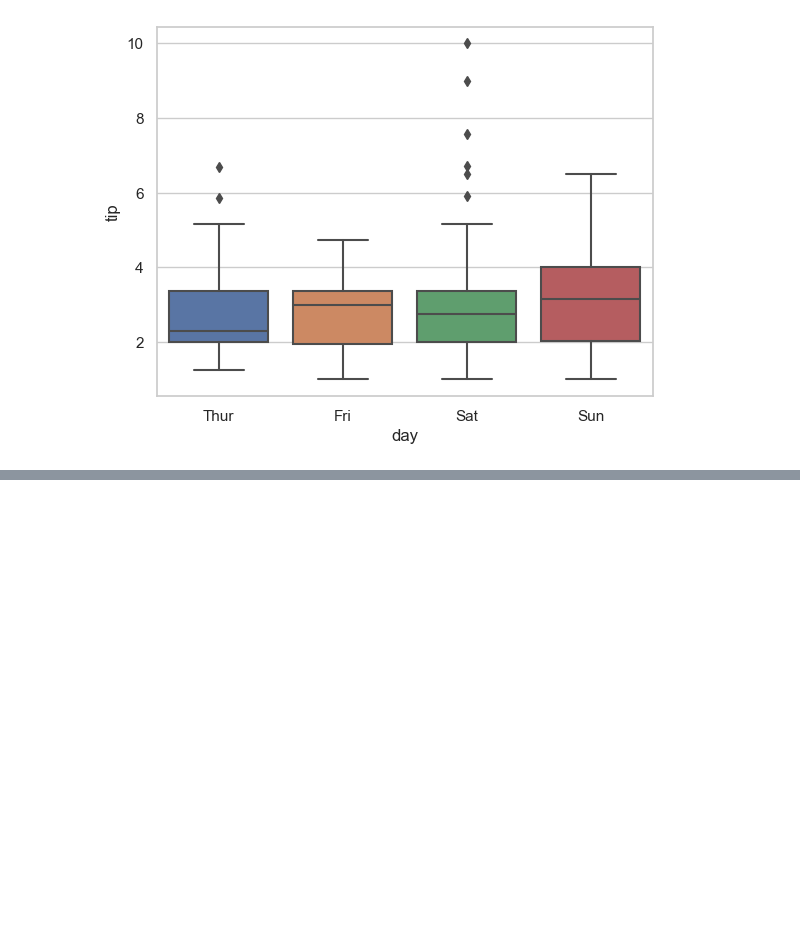
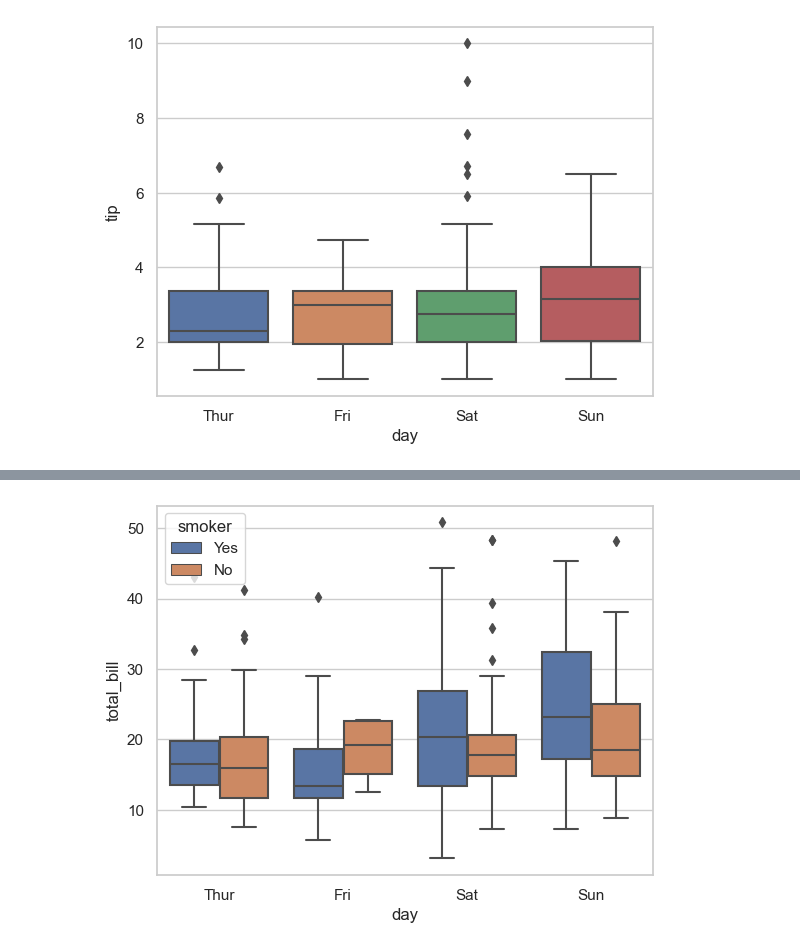
Before and after one commit to SerhanSubasi/Data-Visulation, a Jupyter notebook: Practice/Seaborn Practice.ipynb, the cells around one changed output, grey strips where cells are left out. Drawn from its saved outputs; the diff is of its cells as text; code cells hidden in the pictures; blank space fills up the shorter version.

```diff
--- a/Practice/Seaborn Practice.ipynb
+++ b/Practice/Seaborn Practice.ipynb
@@ -511,0 +518,4 @@ sns.boxplot(x = "day", y ="tip", data = tips);
+# %%
+sns.boxplot(x = "day", y ="total_bill", data = tips, hue = "smoker");
+# %% [output]
+[figure, added]
```
Also changed, not shown: parts of 19 cells of this notebook, 1 other file.
